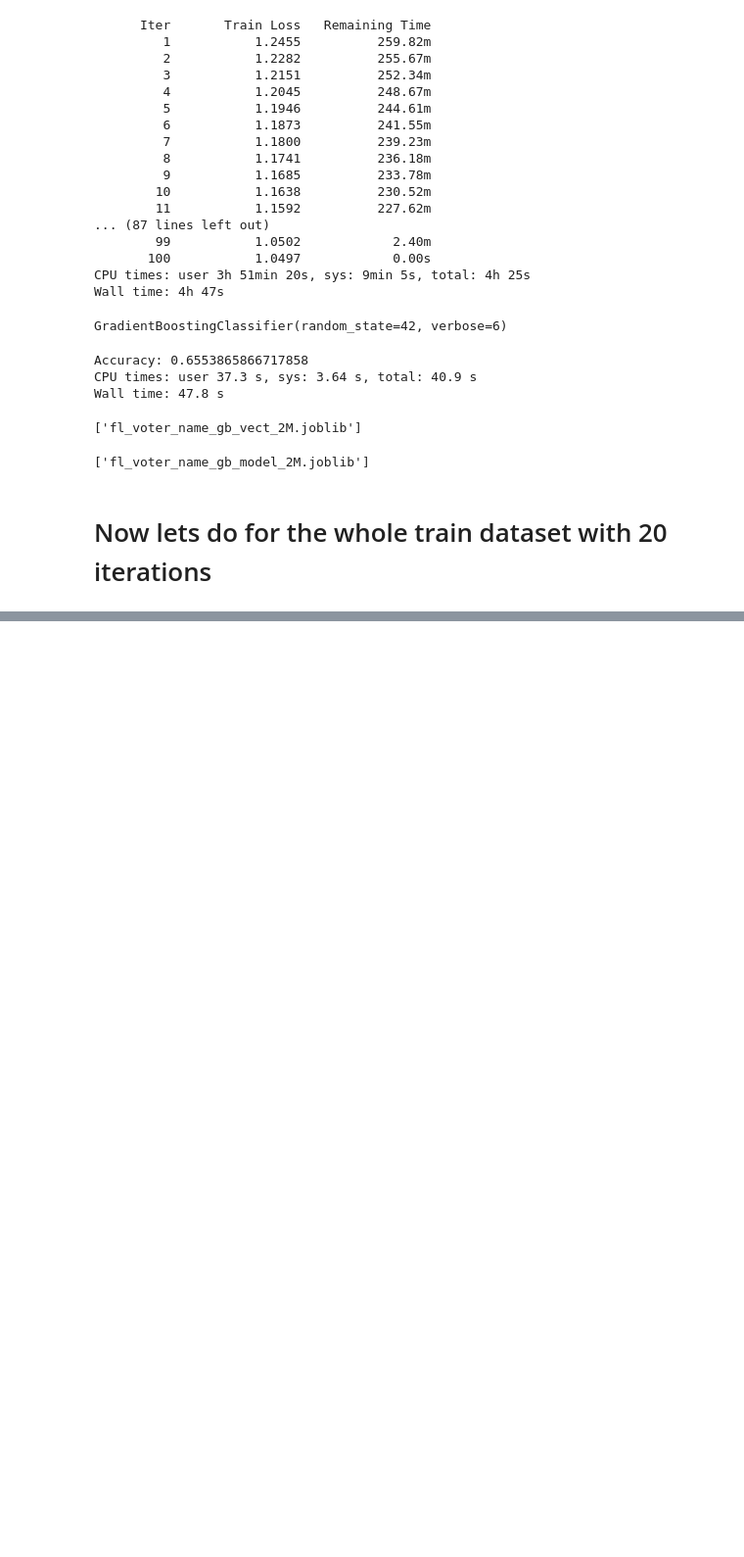
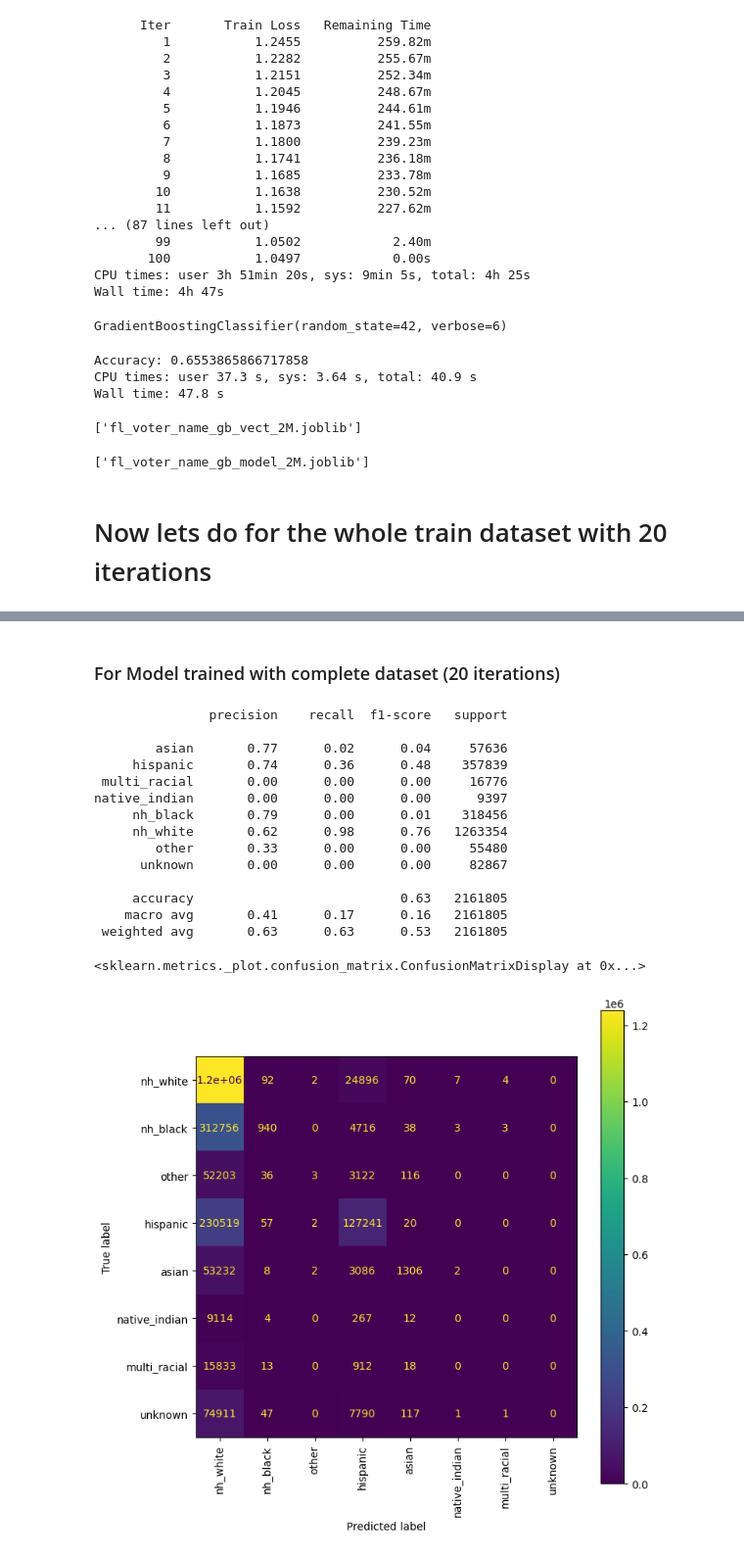
Before and after one commit to appeler/ethnicolr_v2, a Jupyter notebook: notebooks/GB_sklearn_uni_bi_gram_chars.ipynb, the cells around one changed output, grey strips where cells are left out. Shown at 98% size. Saved outputs shown, nothing was run; the diff lists cells and outputs as text; code cells hidden in the pictures; blank space fills up the shorter version.

```diff
--- a/notebooks/GB_sklearn_uni_bi_gram_chars.ipynb
+++ b/notebooks/GB_sklearn_uni_bi_gram_chars.ipynb
@@ -360,0 +457,31 @@ joblib.dump(clf, "fl_voter_name_gb_model.joblib", compress=3)  # compression is
+# %% [markdown]
+### For Model trained  with complete dataset (20 iterations)
+# %%
+model_full = joblib.load('fl_voter_name_gb_model.joblib')
+preds = model_full.predict(X_test)
+predicted = [id_to_race[p] for p in preds]
+actual = [id_to_race[p] for p in y_test.values]
+
+print(classification_report(actual, predicted))
+
+cm = confusion_matrix(actual, predicted, labels=list(race_to_id.keys()))
+cmp = ConfusionMatrixDisplay(cm, display_labels=list(race_to_id.keys()))
+fig, ax = plt.subplots(figsize=(8,8))
+cmp.plot(ax=ax, xticks_rotation='vertical')
+# %% [output]
+               precision    recall  f1-score   support
+
+        asian       0.77      0.02      0.04     57636
+     hispanic       0.74      0.36      0.48    357839
+ multi_racial       0.00      0.00      0.00     16776
+native_indian       0.00      0.00      0.00      9397
+     nh_black       0.79      0.00      0.01    318456
+     nh_white       0.62      0.98      0.76   1263354
+        other       0.33      0.00      0.00     55480
+      unknown       0.00      0.00      0.00     82867
+
+     accuracy                           0.63   2161805
+    macro avg       0.41      0.17      0.16   2161805
+ weighted avg       0.63      0.63      0.53   2161805
+<sklearn.metrics._plot.confusion_matrix.ConfusionMatrixDisplay at 0x...>
+[figure, added]
```
Also changed, not shown: parts of 11 cells of this notebook, 1 other file.
